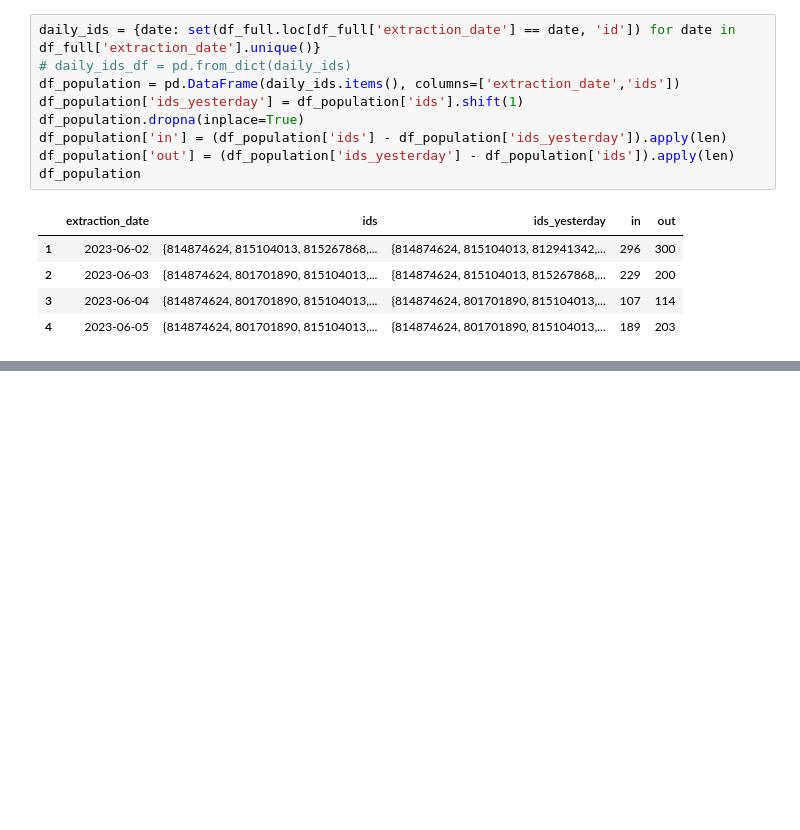
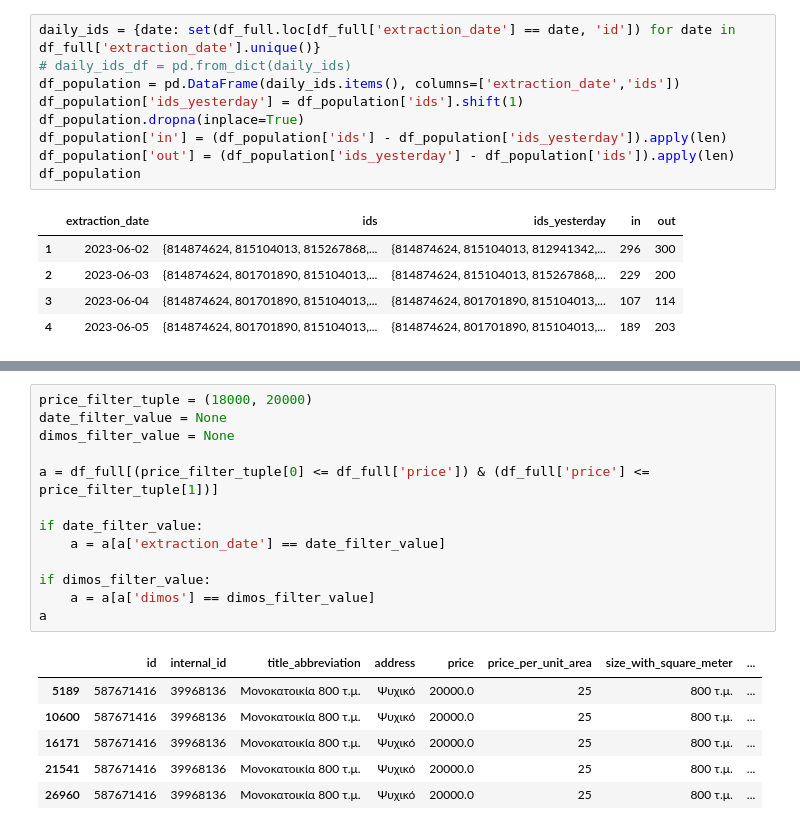
Before and after one commit to GerasimosPanagiotakopoulos/real-estate, a Jupyter notebook: Dashboard.ipynb, the cells around one changed output, grey strips where cells are left out. Drawn from its saved outputs; the diff is of its cells as text; blank space fills up the shorter version.

```diff
--- a/Dashboard.ipynb
+++ b/Dashboard.ipynb
@@ -567,0 +655,20 @@ Dash is running on http://127.0.0.1:8050/
+# %%
+price_filter_tuple = (18000, 20000)
+date_filter_value = None
+dimos_filter_value = None
+
+a = df_full[(price_filter_tuple[0] <= df_full['price']) & (df_full['price'] <= price_filter_tuple[1])]
+
+if date_filter_value:
+    a = a[a['extraction_date'] == date_filter_value]
+
+if dimos_filter_value:
+    a = a[a['dimos'] == dimos_filter_value]
+a
+# %% [output]
+|  | id | internal_id | title_abbreviation | address | price | price_per_unit_area | size_with_square_meter | ... |
+| 5189 | 587671416 | 39968136 | Μονοκατοικία 800 τ.μ. | Ψυχικό | 20000.0 | 25 | 800 τ.μ. | ... |
+| 10600 | 587671416 | 39968136 | Μονοκατοικία 800 τ.μ. | Ψυχικό | 20000.0 | 25 | 800 τ.μ. | ... |
+| 16171 | 587671416 | 39968136 | Μονοκατοικία 800 τ.μ. | Ψυχικό | 20000.0 | 25 | 800 τ.μ. | ... |
+| 21541 | 587671416 | 39968136 | Μονοκατοικία 800 τ.μ. | Ψυχικό | 20000.0 | 25 | 800 τ.μ. | ... |
+| 26960 | 587671416 | 39968136 | Μονοκατοικία 800 τ.μ. | Ψυχικό | 20000.0 | 25 | 800 τ.μ. | ... |
```
Also changed, not shown: parts of 29 cells of this notebook, 3 other files.
